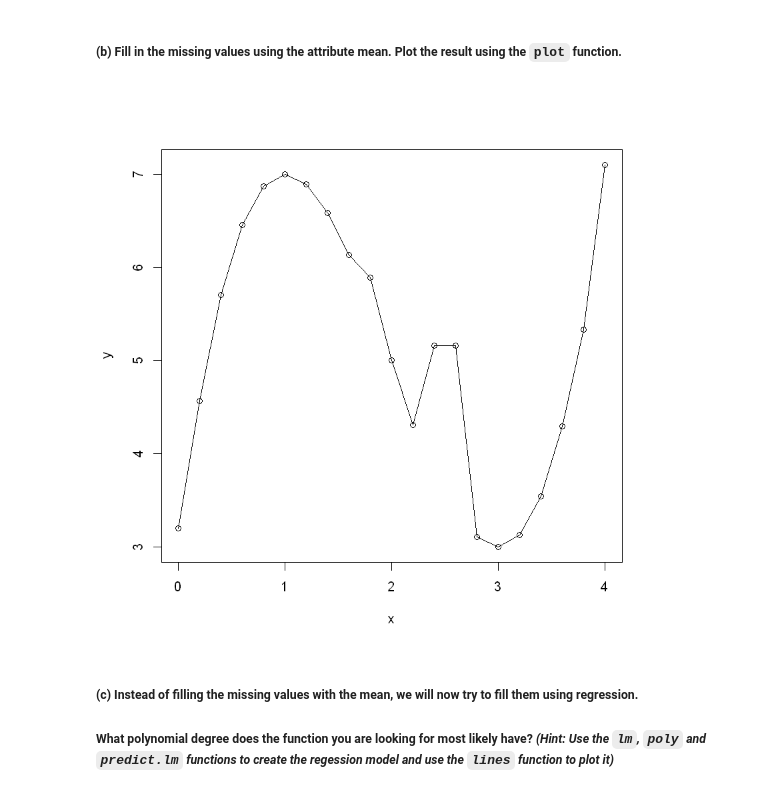
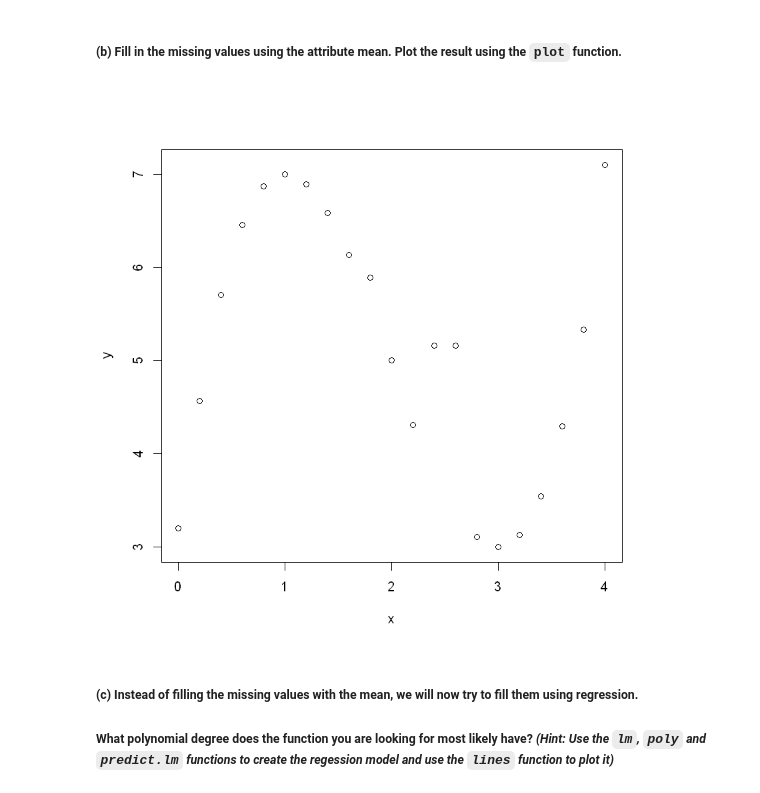
Before and after one commit to PhilipOe1612340/DataMining, a Jupyter notebook: assignments/a2/Assignment_02.ipynb, the cells around one changed output. Cells and saved outputs as stored; diff of their text form; code cells hidden in the pictures.

```diff
--- a/assignments/a2/Assignment_02.ipynb
+++ b/assignments/a2/Assignment_02.ipynb
@@ -47,7 +56,7 @@ Annual income -> numeric
 # %% [markdown]
 ##### __(a) Import the dataset ``data_exercise2.csv`` and print the data.__ _(Hint: notice the missing values)_
 # %%
-data <- read.csv('data_exercise2.csv')
+data = read.csv("data_exercise2.csv")
 print(data)
 # %% [output]
      x     y
@@ -69,16 +78,13 @@ print(data)
 21 4.0 7.100
 # %% [markdown]
 ##### __(b) Fill in the missing values using the attribute mean. Plot the result using the ``plot`` function.__
-# %%
-fillMean <- data
-temp <- data$y
-mean(temp[!is.na(temp)]) -> m
-fillMean[is.na(fillMean)] <- m
-
-plot(fillMean)
-lines(fillMean)
-# %% [output]
-[figure, removed]
+# %%
+mean_of_data = mean(data$y,na.rm = TRUE)
+data$y[is.na(data$y)] = mean_of_data
+data_filled_with_mean =  data
+plot(data_filled_with_mean)
+# %% [output]
+[figure, added]
 # %% [markdown]
 ##### __(c) Instead of filling the missing values with the mean, we will now try to fill them using regression.__
 ##### __What polynomial degree does the function you are looking for most likely have?__ _(Hint: Use the ``lm``, ``poly`` and `predict.lm` functions to create the regession model and use the ``lines`` function to plot it)_
```
Also changed, not shown: parts of 21 cells of this notebook.
